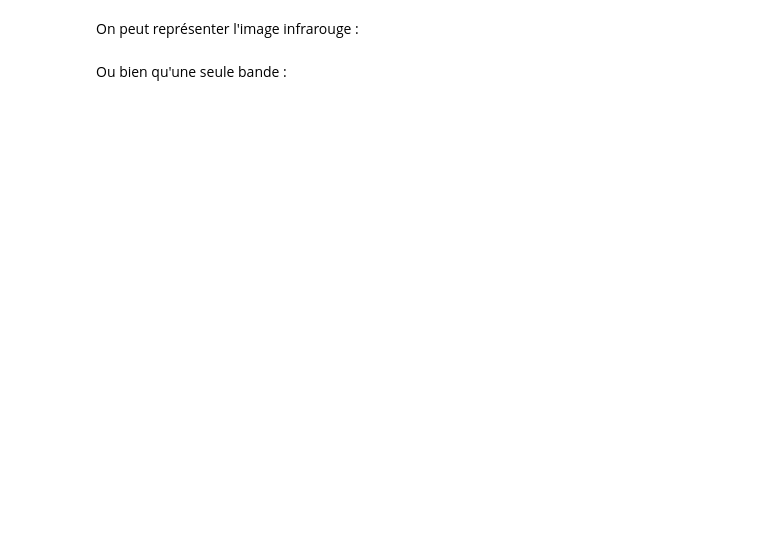
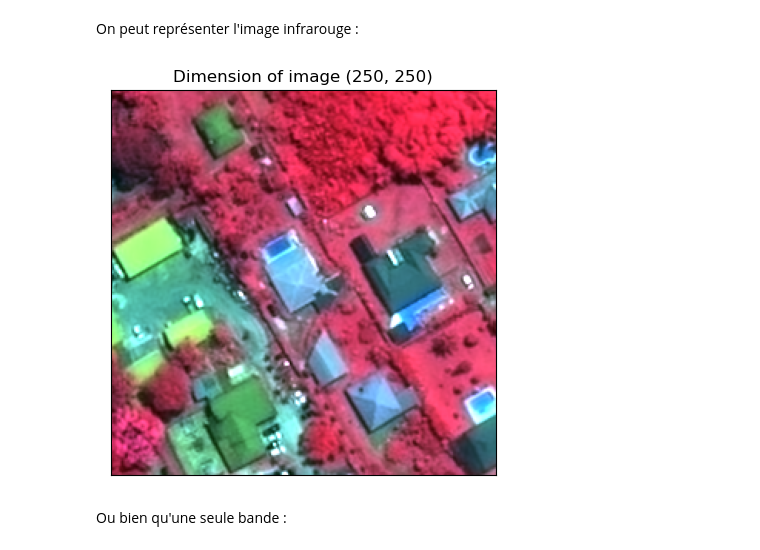
Before and after one commit to InseeFrLab/detection-habitat-spontane, a Jupyter notebook: notebooks/pipeline_labelisation.ipynb, the cells around one changed output. Cells and saved outputs as stored; diff of their text form; code cells hidden in the pictures; blank space fills up the shorter version.

```diff
--- a/notebooks/pipeline_labelisation.ipynb
+++ b/notebooks/pipeline_labelisation.ipynb
@@ -85,7 +83,9 @@ splitted_list_images[0].plot([0, 1, 2]) # RGB (3 premières bandes)
 # %% [markdown]
 On peut représenter l'image infrarouge :
 # %%
-splitted_list_images[0].plot([3, 0, 1]) # RGB (Infrarouge, rouge, vert)
+splitted_list_images[2796].plot([3, 0, 1]) # RGB (Infrarouge, rouge, vert)
+# %% [output]
+[figure, added]
 # %% [markdown]
 Ou bien qu'une seule bande :
 # %%
```
Also changed, not shown: parts of 18 cells of this notebook.
